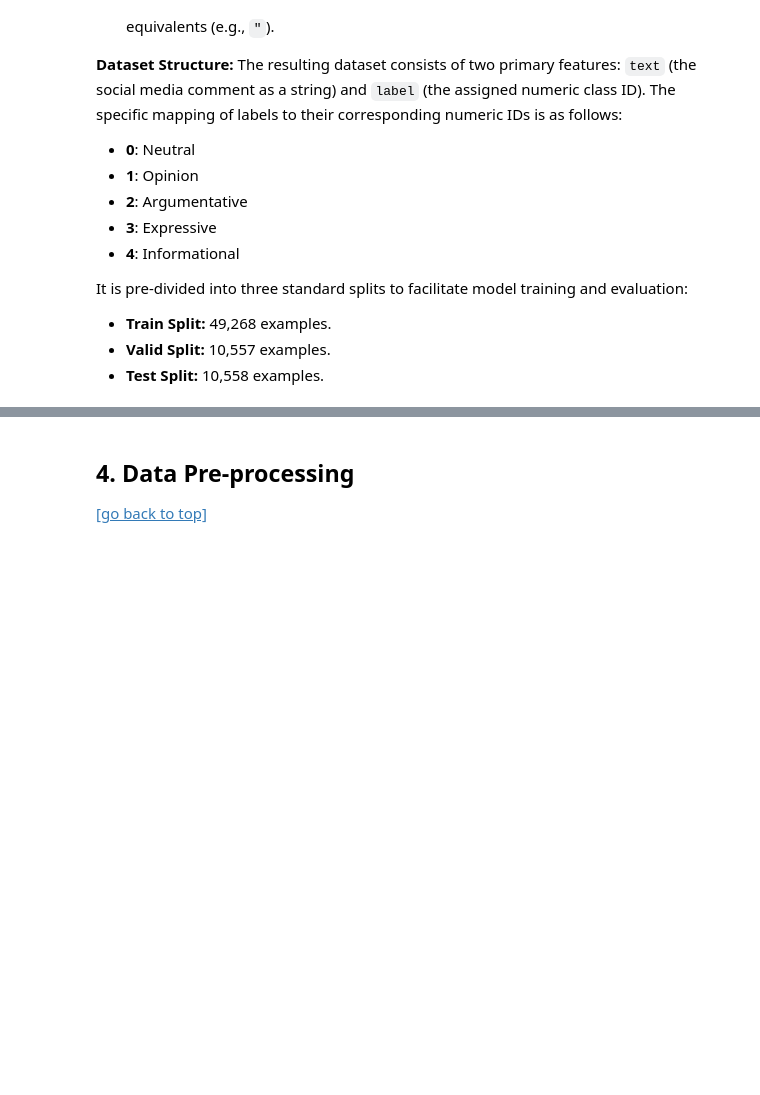
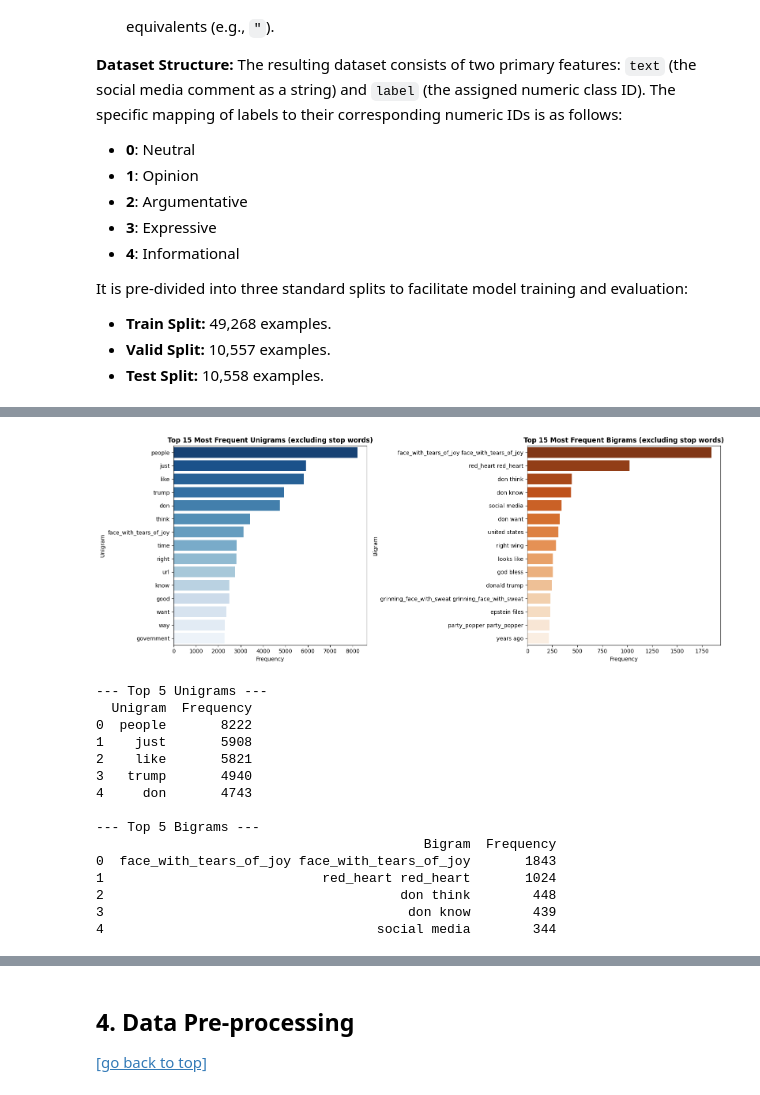
Before and after one commit to antonioromao03/PLN-Text_Classification, a Jupyter notebook: text_classification.ipynb, the cells around one changed output, grey strips where cells are left out. Cells and saved outputs as stored; diff of their text form; code cells hidden in the pictures; blank space fills up the shorter version.

```diff
--- a/text_classification.ipynb
+++ b/text_classification.ipynb
@@ -128,0 +401,63 @@ It is pre-divided into three standard splits to facilitate model training and ev
+# %%
+from sklearn.feature_extraction.text import CountVectorizer
+import matplotlib.pyplot as plt
+import seaborn as sns
+import pandas as pd
+
+def get_top_n_grams(corpus, n=1, top_k=15):
+    """
+    Helper function to extract the top k most frequent n-grams from a text corpus.
+    We use stop_words='english' to filter out common words like 'the', 'is', 'and'.
+    """
+    vec = CountVectorizer(ngram_range=(n, n), stop_words='english').fit(corpus)
+    bag_of_words = vec.transform(corpus)
+    sum_words = bag_of_words.sum(axis=0)
+
+    words_freq = [(word, sum_words[0, idx]) for word, idx in vec.vocabulary_.items()]
+    words_freq = sorted(words_freq, key=lambda x: x[1], reverse=True)
+    return words_freq[:top_k]
+
+# Extract top unigrams (1 word) and bigrams (2 words) from the training text
+top_unigrams = get_top_n_grams(df_train['text'].dropna(), n=1, top_k=15)
+top_bigrams = get_top_n_grams(df_train['text'].dropna(), n=2, top_k=15)
+
+# Convert to DataFrames for easier plotting
+df_unigrams = pd.DataFrame(top_unigrams, columns=['Unigram', 'Frequency'])
+df_bigrams = pd.DataFrame(top_bigrams, columns=['Bigram', 'Frequency'])
+
+# Plotting
+fig, axes = plt.subplots(1, 2, figsize=(16, 6))
+
+# Plot Unigrams
+sns.barplot(x='Frequency', y='Unigram', data=df_unigrams, ax=axes[0], palette='Blues_r', hue='Unigram', legend=False)
+axes[0].set_title('Top 15 Most Frequent Unigrams (excluding stop words)', fontweight='bold')
+
+# Plot Bigrams
+sns.barplot(x='Frequency', y='Bigram', data=df_bigrams, ax=axes[1], palette='Oranges_r', hue='Bigram', legend=False)
+axes[1].set_title('Top 15 Most Frequent Bigrams (excluding stop words)', fontweight='bold')
+
+plt.tight_layout()
+plt.show()
+
+# Display the raw data as well
+print("--- Top 5 Unigrams ---")
+print(df_unigrams.head())
+print("\n--- Top 5 Bigrams ---")
+print(df_bigrams.head())
+# %% [output]
+[figure, added]
+--- Top 5 Unigrams ---
+  Unigram  Frequency
+0  people       8222
+1    just       5908
+2    like       5821
+3   trump       4940
+4     don       4743
+
+--- Top 5 Bigrams ---
+                                          Bigram  Frequency
+0  face_with_tears_of_joy face_with_tears_of_joy       1843
+1                            red_heart red_heart       1024
+2                                      don think        448
+3                                       don know        439
+4                                   social media        344
```
Also changed, not shown: parts of 24 cells of this notebook.
